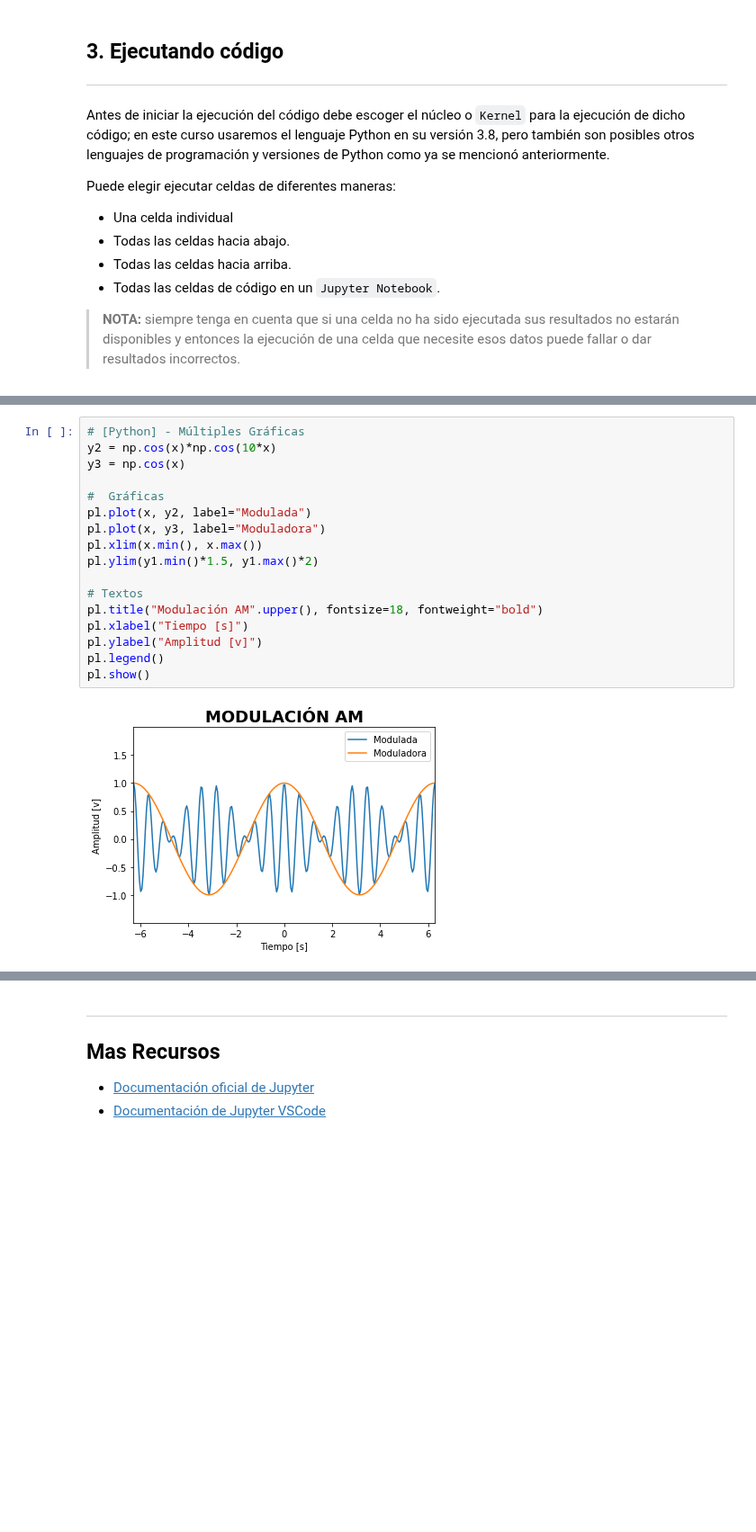
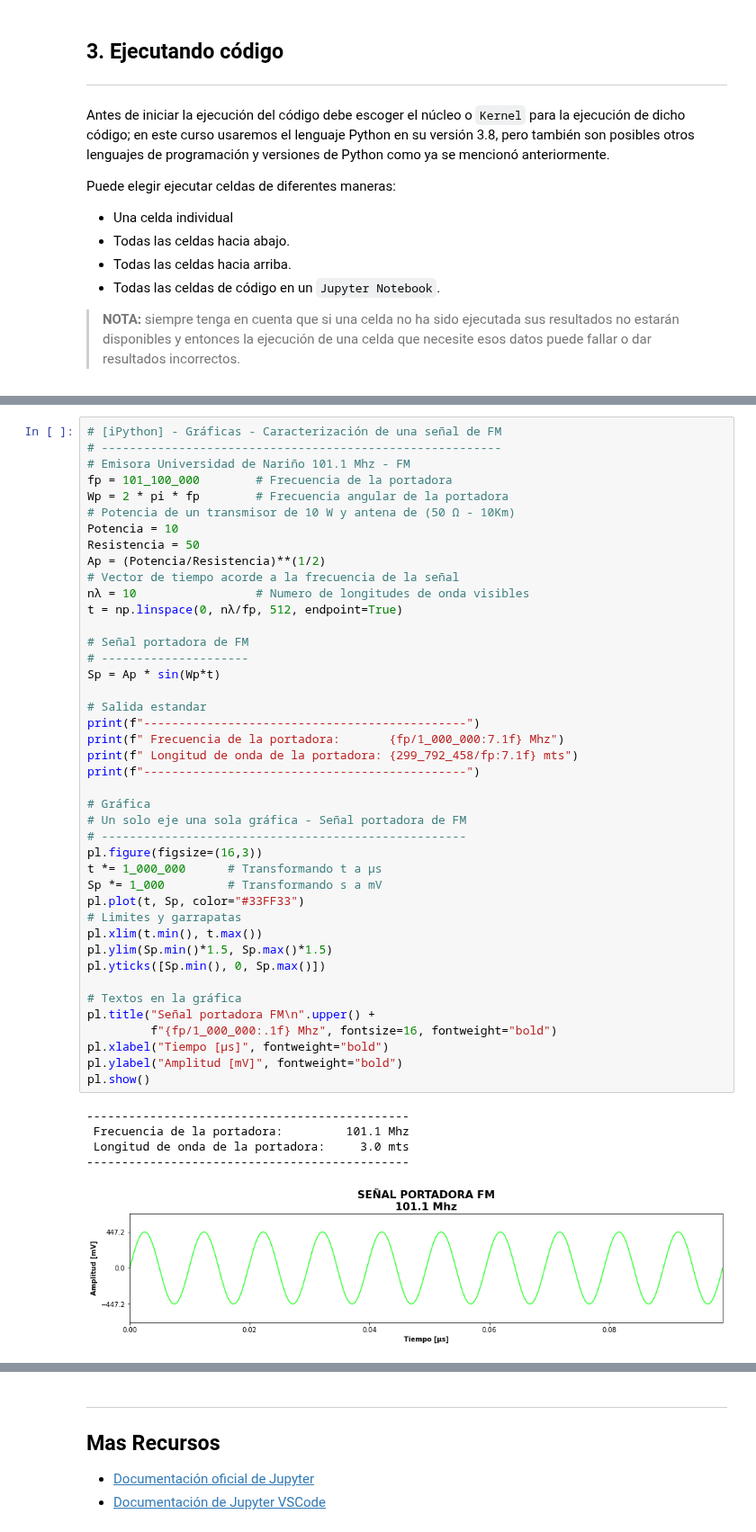
Before and after one commit to GiancarloBenavides/Metodos-Numericos, a Jupyter notebook: Jupyter/00_Jupyter.ipynb, the cells around one changed output, grey strips where cells are left out. Shown at 90% size. Cells and saved outputs as stored; diff of their text form; blank space fills up the shorter version.

Commit message:
new image

```diff
--- a/Jupyter/00_Jupyter.ipynb
+++ b/Jupyter/00_Jupyter.ipynb
@@ -99,19 +88,48 @@ pl.show()
-# %%
-# [Python] - Múltiples Gráficas
-y2 = np.cos(x)*np.cos(10*x)
-y3 = np.cos(x)
-
-#  Gráficas
-pl.plot(x, y2, label="Modulada")
-pl.plot(x, y3, label="Moduladora")
-pl.xlim(x.min(), x.max())
-pl.ylim(y1.min()*1.5, y1.max()*2)
-
-# Textos
-pl.title("Modulación AM".upper(), fontsize=18, fontweight="bold")
-pl.xlabel("Tiempo [s]")
-pl.ylabel("Amplitud [v]")
-pl.legend()
-pl.show()
-# %% [output]
-[figure, removed]
+# %%
+# [iPython] - Gráficas - Caracterización de una señal de FM
+# ---------------------------------------------------------
+# Emisora Universidad de Nariño 101.1 Mhz - FM
+fp = 101_100_000        # Frecuencia de la portadora
+Wp = 2 * pi * fp        # Frecuencia angular de la portadora
+# Potencia de un transmisor de 10 W y antena de (50 Ω - 10Km)
+Potencia = 10
+Resistencia = 50
+Ap = (Potencia/Resistencia)**(1/2)
+# Vector de tiempo acorde a la frecuencia de la señal
+nλ = 10                 # Numero de longitudes de onda visibles
+t = np.linspace(0, nλ/fp, 512, endpoint=True)
+
+# Señal portadora de FM
+# ---------------------
+Sp = Ap * sin(Wp*t)
+
+# Salida estandar
+print(f"----------------------------------------------")
+print(f" Frecuencia de la portadora:       {fp/1_000_000:7.1f} Mhz")
+print(f" Longitud de onda de la portadora: {299_792_458/fp:7.1f} mts")
+print(f"----------------------------------------------")
+
+# Gráfica
+# Un solo eje una sola gráfica - Señal portadora de FM
+# ----------------------------------------------------
+pl.figure(figsize=(16,3))
+t *= 1_000_000      # Transformando t a μs
+Sp *= 1_000         # Transformando s a mV
+pl.plot(t, Sp, color="#33FF33")
+# Limites y garrapatas
+pl.xlim(t.min(), t.max())
+pl.ylim(Sp.min()*1.5, Sp.max()*1.5)
+pl.yticks([Sp.min(), 0, Sp.max()])
+
+# Textos en la gráfica
+pl.title("Señal portadora FM\n".upper() +
+         f"{fp/1_000_000:.1f} Mhz", fontsize=16, fontweight="bold")
+pl.xlabel("Tiempo [μs]", fontweight="bold")
+pl.ylabel("Amplitud [mV]", fontweight="bold")
+pl.show()
+# %% [output]
+----------------------------------------------
+ Frecuencia de la portadora:         101.1 Mhz
+ Longitud de onda de la portadora:     3.0 mts
+----------------------------------------------
+[figure, added]
```
Also changed, not shown: parts of 4 cells of this notebook, 3 other files.
